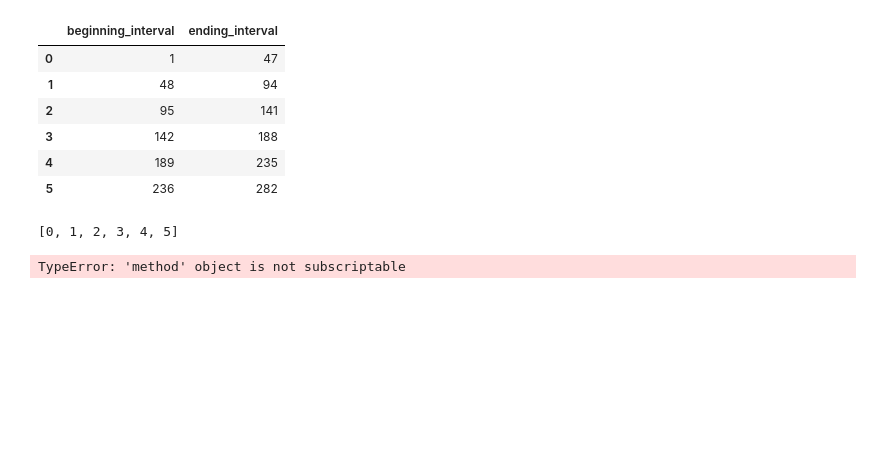
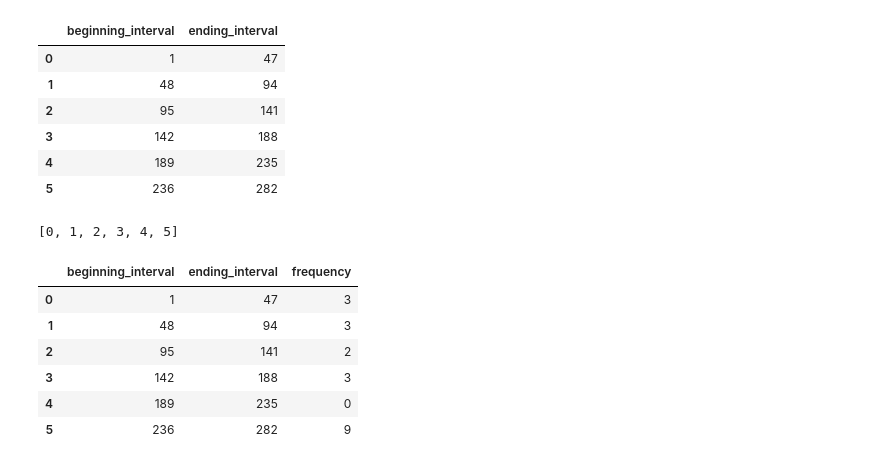
Before and after one commit to Malcolm206/UDEMY_BI_ANALYST, a Jupyter notebook: Untitled.ipynb, the cells around one changed output. Saved outputs shown, nothing was run; the diff lists cells and outputs as text; code cells hidden in the pictures; blank space fills up the shorter version.

```diff
--- a/Untitled.ipynb
+++ b/Untitled.ipynb
@@ -111,20 +111,26 @@ list(range(0, len(df1a)))
 # %% [output]
 [0, 1, 2, 3, 4, 5]
 # %%
-df1a['count'] = 0
+df1a['frequency'] = 0
 for n in df1.numbers:
     if n >= 1 and n <= 47:
-        df1a.count[0] +=1
+        df1a.at[0, 'frequency'] +=1
     elif n>= 48 and n <= 94:
-        df1a.count[1] += 1
+        df1a.at[1, 'frequency'] +=1
     elif n>= 95 and n <= 141:
-        df1a.count[2] += 1
+        df1a.at[2, 'frequency'] +=1
     elif n>= 142 and n <= 188:
-        df1a.count[3] += 1
+        df1a.at[3, 'frequency'] +=1
     elif n>= 189 and n <= 235:
-        df1a.count[4] += 1
+        df1a.at[4, 'frequency'] +=1
     else:
-        df1a.cunt[5] += 1
+        df1a.at[5, 'frequency'] +=1
 df1a
 # %% [output]
-TypeError: 'method' object is not subscriptable
+|  | beginning_interval | ending_interval | frequency |
+| 0 | 1 | 47 | 3 |
+| 1 | 48 | 94 | 3 |
+| 2 | 95 | 141 | 2 |
+| 3 | 142 | 188 | 3 |
+| 4 | 189 | 235 | 0 |
+| 5 | 236 | 282 | 9 |
```
Also changed, not shown: parts of 1 cell of this notebook.
